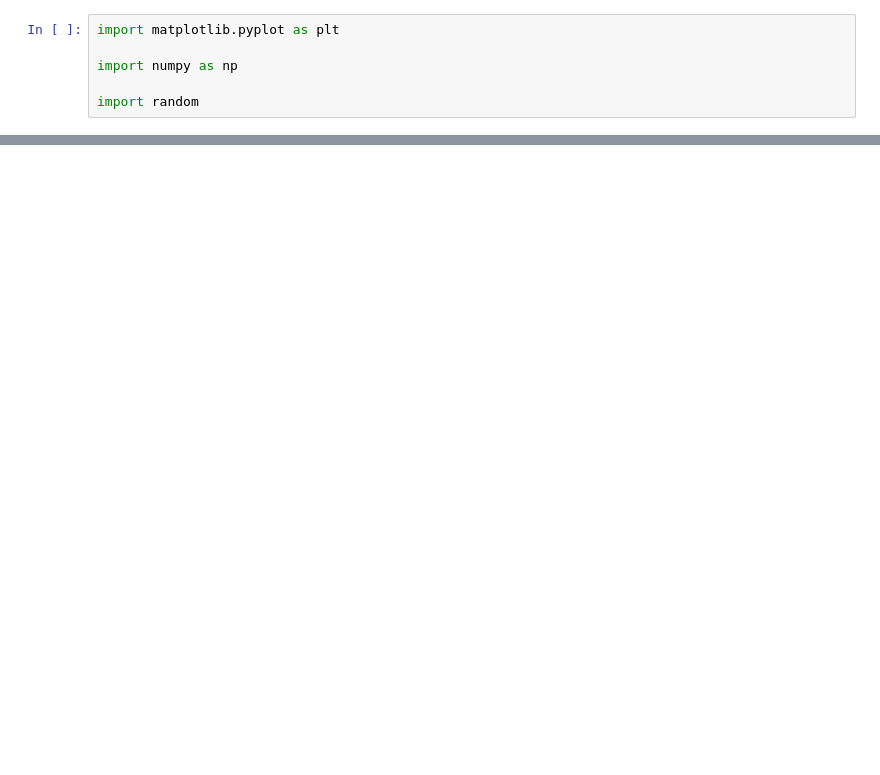
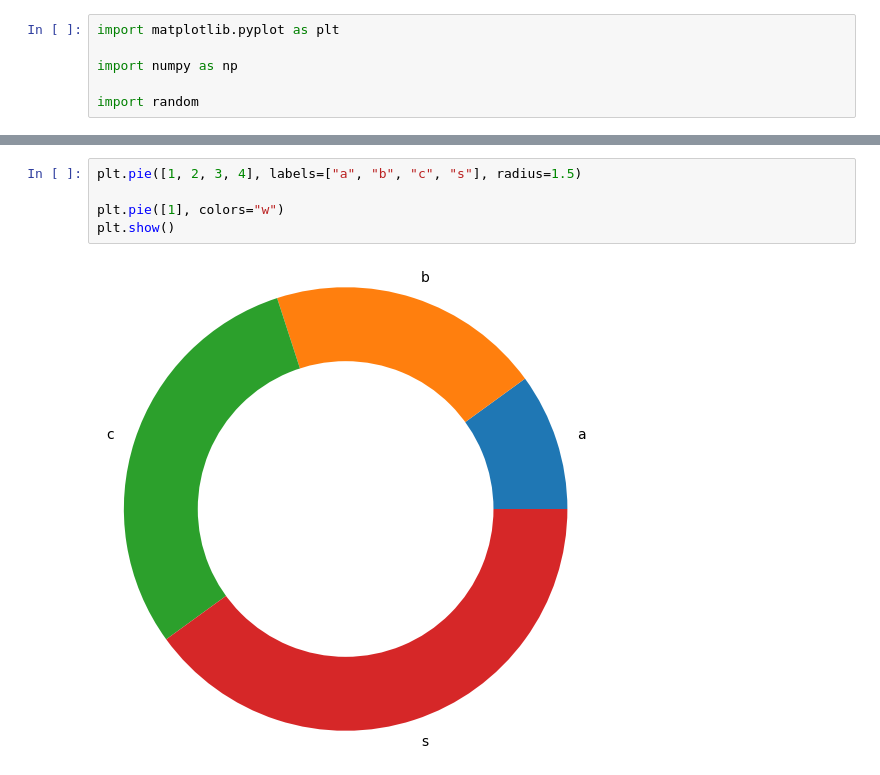
Before and after one commit to elfaradio/ML-with-Python, a Jupyter notebook: Matplotib/PieChart/main.ipynb, the cells around one changed output, grey strips where cells are left out. Drawn from its saved outputs; the diff is of its cells as text; blank space fills up the shorter version.

```diff
--- a/Matplotib/PieChart/main.ipynb
+++ b/Matplotib/PieChart/main.ipynb
@@ -26,0 +49,7 @@ plt.show()
+# %%
+plt.pie([1, 2, 3, 4], labels=["a", "b", "c", "s"], radius=1.5)
+
+plt.pie([1], colors="w")
+plt.show()
+# %% [output]
+[figure, added]
```
Also changed, not shown: parts of 2 cells of this notebook, 4 other files.
